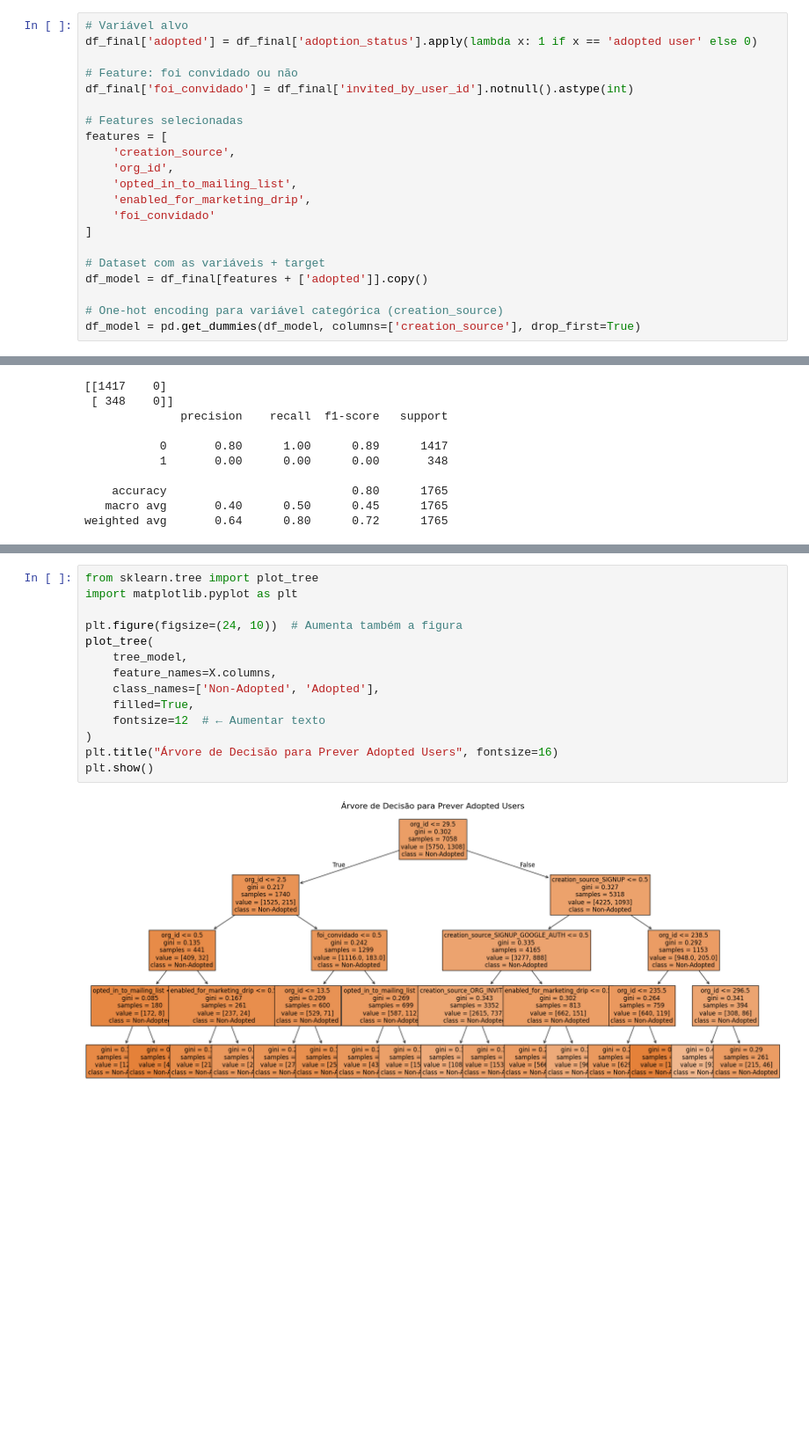
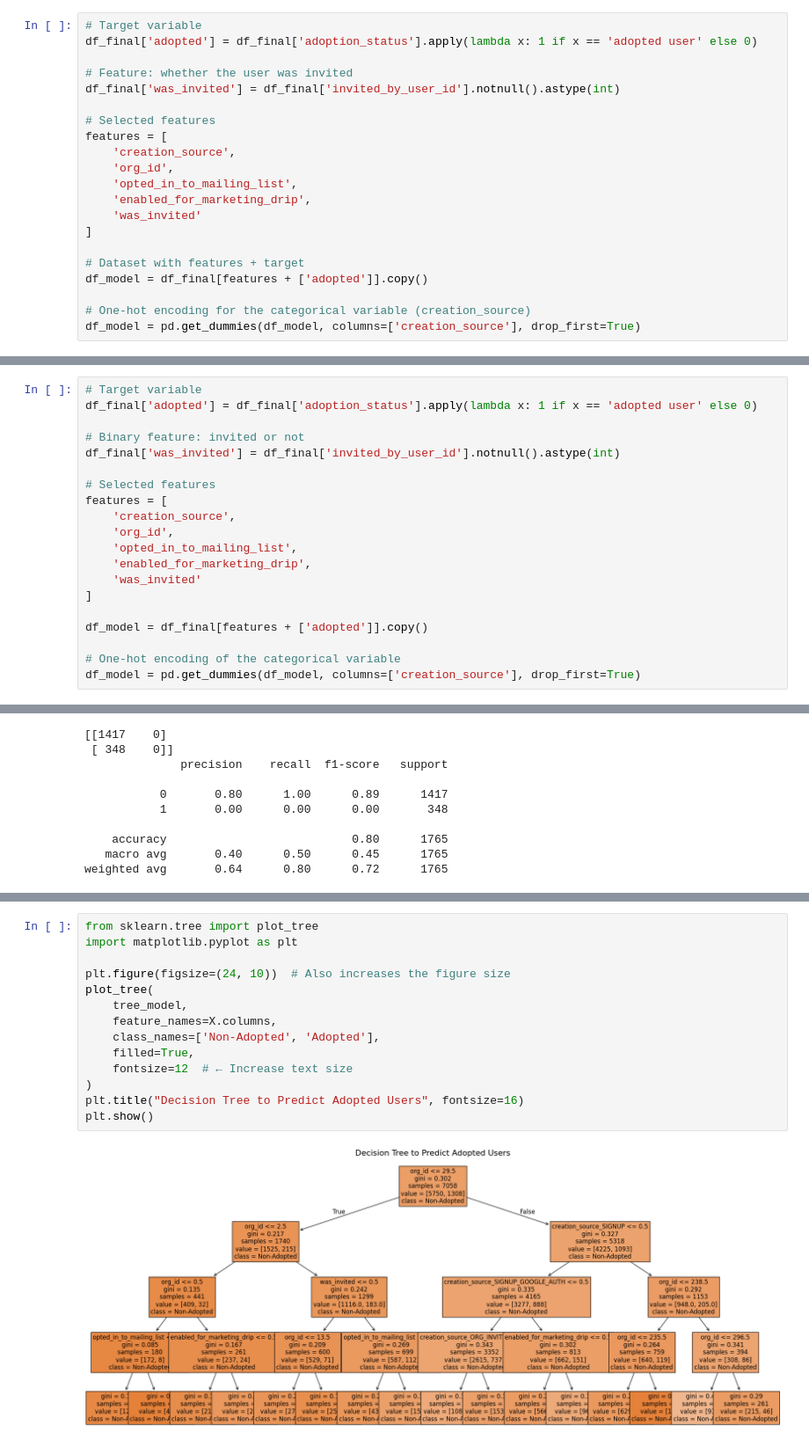
Before and after one commit to JPaivaCarvalho/Portfolio, a Jupyter notebook: Relax_Predicting_User_Adoption_Takehome.ipynb, the cells around one changed output, grey strips where cells are left out. Shown at 88% size. Drawn from its saved outputs; the diff is of its cells as text; blank space fills up the shorter version.

```diff
--- a/Relax_Predicting_User_Adoption_Takehome.ipynb
+++ b/Relax_Predicting_User_Adoption_Takehome.ipynb
@@ -643,21 +603,21 @@ Passo 1. Preparar os dados
 # %%
-# Variável alvo
+# Target variable
 df_final['adopted'] = df_final['adoption_status'].apply(lambda x: 1 if x == 'adopted user' else 0)
 
-# Feature: foi convidado ou não
-df_final['foi_convidado'] = df_final['invited_by_user_id'].notnull().astype(int)
+# Feature: whether the user was invited
+df_final['was_invited'] = df_final['invited_by_user_id'].notnull().astype(int)
 
-# Features selecionadas
+# Selected features
 features = [
     'creation_source',
     'org_id',
     'opted_in_to_mailing_list',
     'enabled_for_marketing_drip',
-    'foi_convidado'
+    'was_invited'
 ]
 
-# Dataset com as variáveis + target
+# Dataset with features + target
 df_model = df_final[features + ['adopted']].copy()
 
-# One-hot encoding para variável categórica (creation_source)
+# One-hot encoding for the categorical variable (creation_source)
 df_model = pd.get_dummies(df_model, columns=['creation_source'], drop_first=True)
@@ -665,0 +740,20 @@ Passo 2. Separar treino e teste
+# %%
+# Target variable
+df_final['adopted'] = df_final['adoption_status'].apply(lambda x: 1 if x == 'adopted user' else 0)
+
+# Binary feature: invited or not
+df_final['was_invited'] = df_final['invited_by_user_id'].notnull().astype(int)
+
+# Selected features
+features = [
+    'creation_source',
+    'org_id',
+    'opted_in_to_mailing_list',
+    'enabled_for_marketing_drip',
+    'was_invited'
+]
+
+df_model = df_final[features + ['adopted']].copy()
+
+# One-hot encoding of the categorical variable
+df_model = pd.get_dummies(df_model, columns=['creation_source'], drop_first=True)
@@ -813,16 +801,16 @@ Passo 5 Visualizar a Árvore de Decisão
 # %%
 from sklearn.tree import plot_tree
 import matplotlib.pyplot as plt
 
-plt.figure(figsize=(24, 10))  # Aumenta também a figura
+plt.figure(figsize=(24, 10))  # Also increases the figure size
 plot_tree(
     tree_model,
     feature_names=X.columns,
     class_names=['Non-Adopted', 'Adopted'],
     filled=True,
-    fontsize=12  # ← Aumentar texto
+    fontsize=12  # ← Increase text size
 )
-plt.title("Árvore de Decisão para Prever Adopted Users", fontsize=16)
+plt.title("Decision Tree to Predict Adopted Users", fontsize=16)
 plt.show()
 # %% [output]
-[figure, old version]
+[figure, new version]
```
Also changed, not shown: parts of 97 cells of this notebook.
